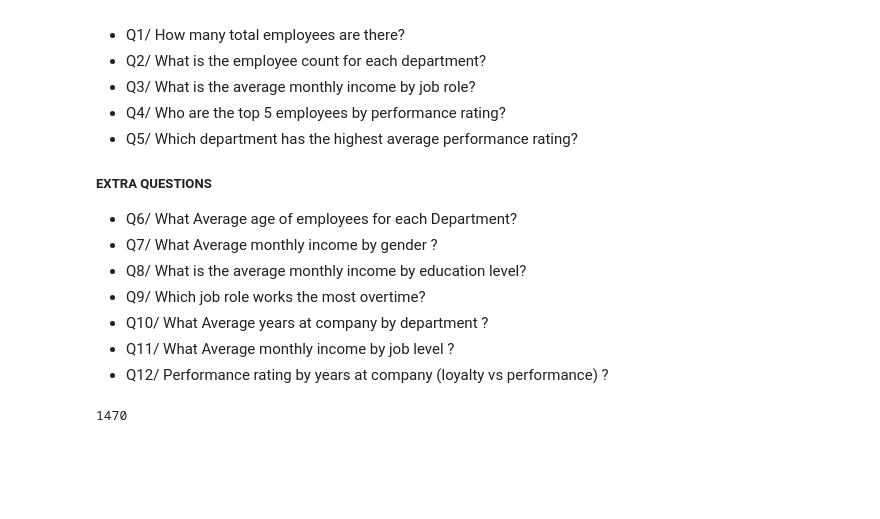
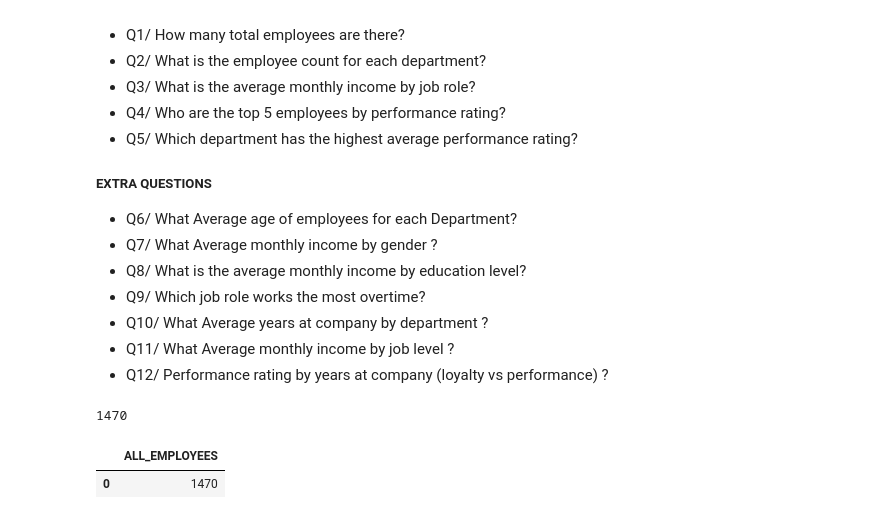
Before and after one commit to ibrahim-alatyan/HR_Analysis_DASHBOARD, a Jupyter notebook: Analysis.ipynb, the cells around one changed output. Saved outputs shown, nothing was run; the diff lists cells and outputs as text; code cells hidden in the pictures; blank space fills up the shorter version.

```diff
--- a/Analysis.ipynb
+++ b/Analysis.ipynb
@@ -233,3 +233,11 @@ conn = sqlite3.connect("hr.db")
 df.to_sql("employees", conn, if_exists="replace", index=False)
 # %% [output]
 1470
+# %%
+#Q1/ How many total employees are there?
+total_employees_sql = pd.read_sql_query("""SELECT COUNT(*) AS ALL_EMPLOYEES
+                       FROM employees ;""",conn)
+total_employees_sql
+# %% [output]
+|  | ALL_EMPLOYEES |
+| 0 | 1470 |
```
